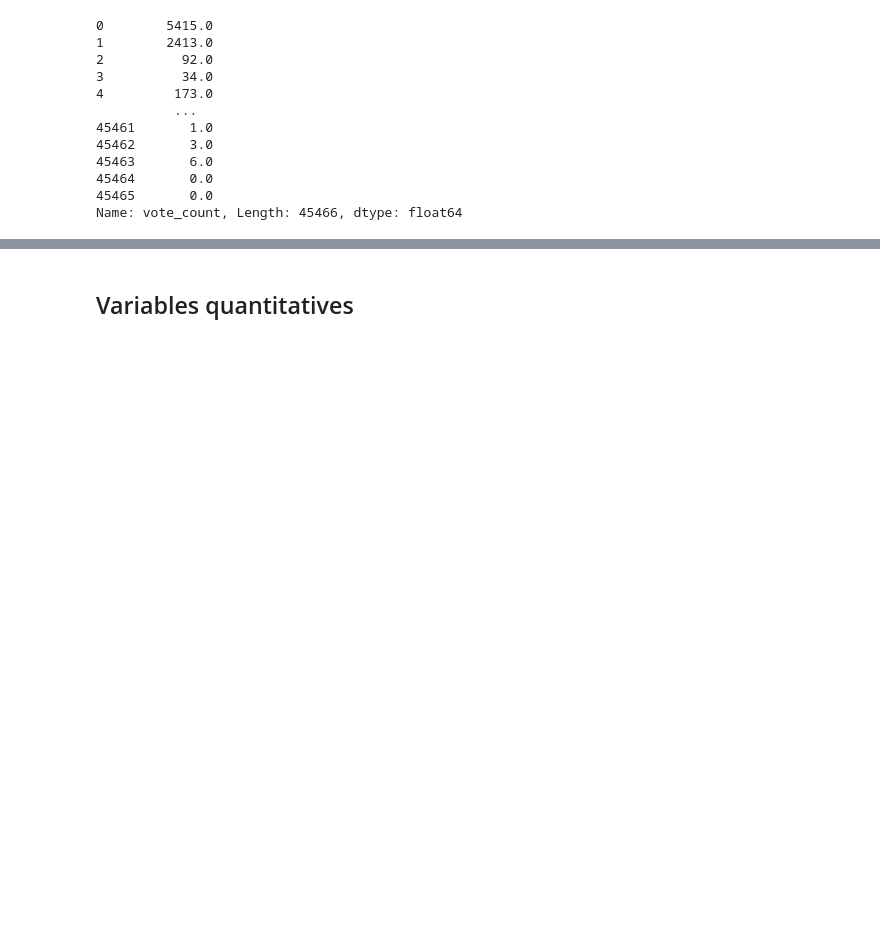
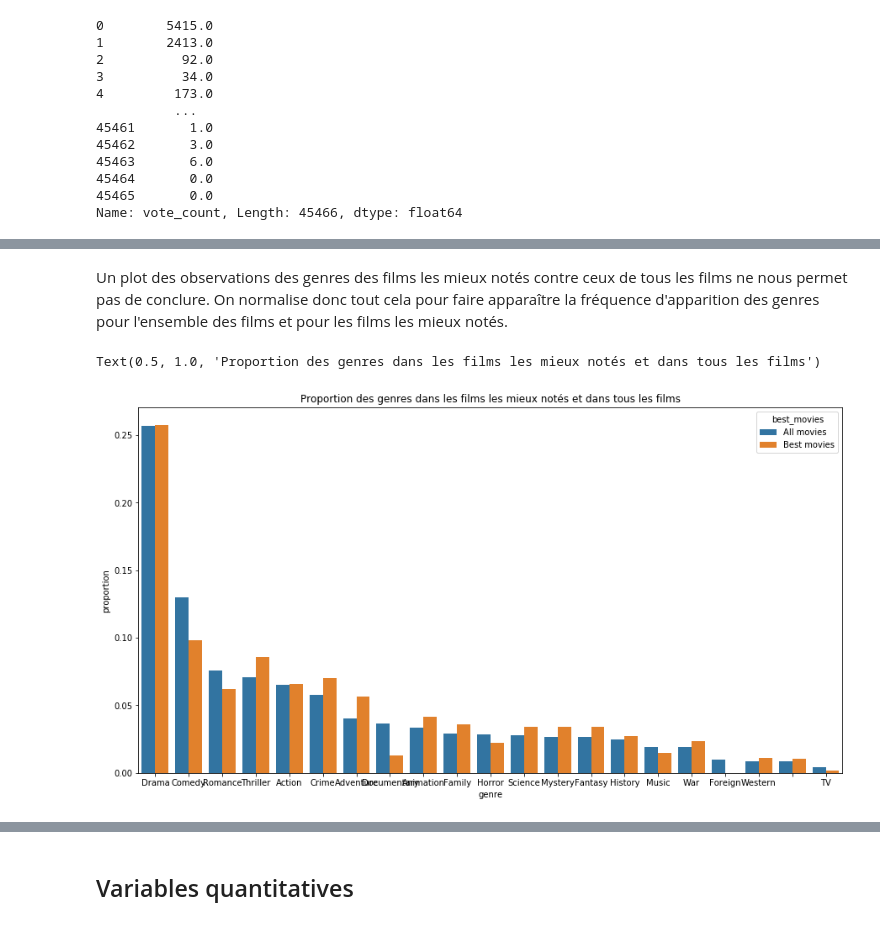
Before and after one commit to marie-ganon/Projet-Python-S1, a Jupyter notebook: Notebook Projet GANON-HE.ipynb, the cells around one changed output, grey strips where cells are left out. Drawn from its saved outputs; the diff is of its cells as text; code cells hidden in the pictures; blank space fills up the shorter version.

```diff
--- a/Notebook Projet GANON-HE.ipynb
+++ b/Notebook Projet GANON-HE.ipynb
@@ -723,0 +739,11 @@ Text(0.5, 1.0, 'Genres des films les mieux notés')
+# %% [markdown]
+Un plot des observations des genres des films les mieux notés contre ceux de tous les films ne nous permet pas de conclure. On normalise donc tout cela pour faire apparaître la fréquence d'apparition des genres pour l'ensemble des films et pour les films les mieux notés.
+# %%
+fig, ax = plt.subplots(figsize=(15,8))
+x, y, hue = "genre", "proportion", "best_movies"
+(df_compare_genres[x].groupby(df_compare_genres[hue]).value_counts(normalize=True).rename(y).reset_index().pipe((sns.barplot, "data"), x=x, y=y, hue=hue))
+
+plt.title('Proportion des genres dans les films les mieux notés et dans tous les films')
+# %% [output]
+Text(0.5, 1.0, 'Proportion des genres dans les films les mieux notés et dans tous les films')
+[figure, added]
```
Also changed, not shown: parts of 43 cells of this notebook.
